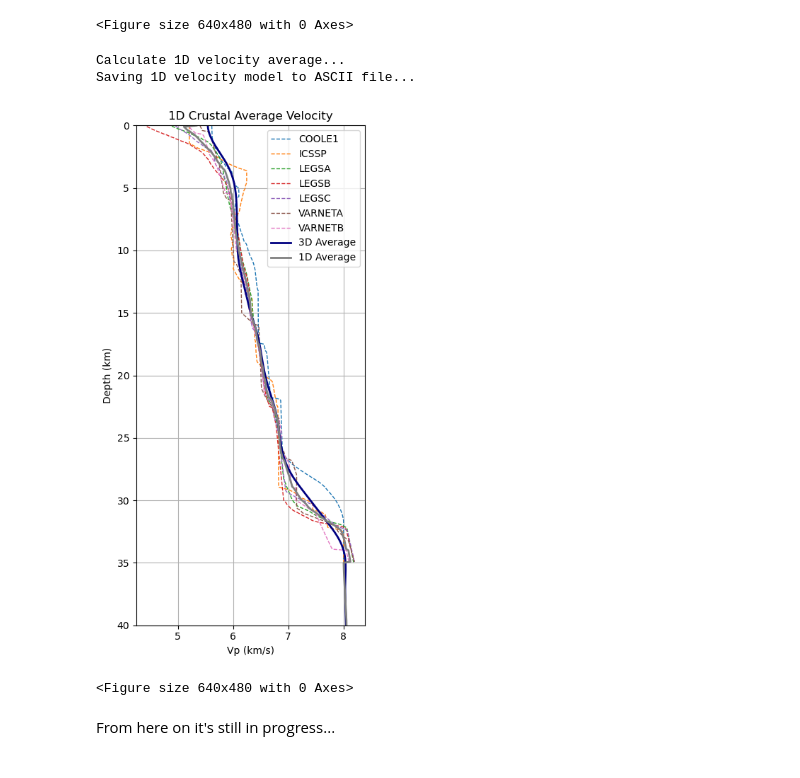
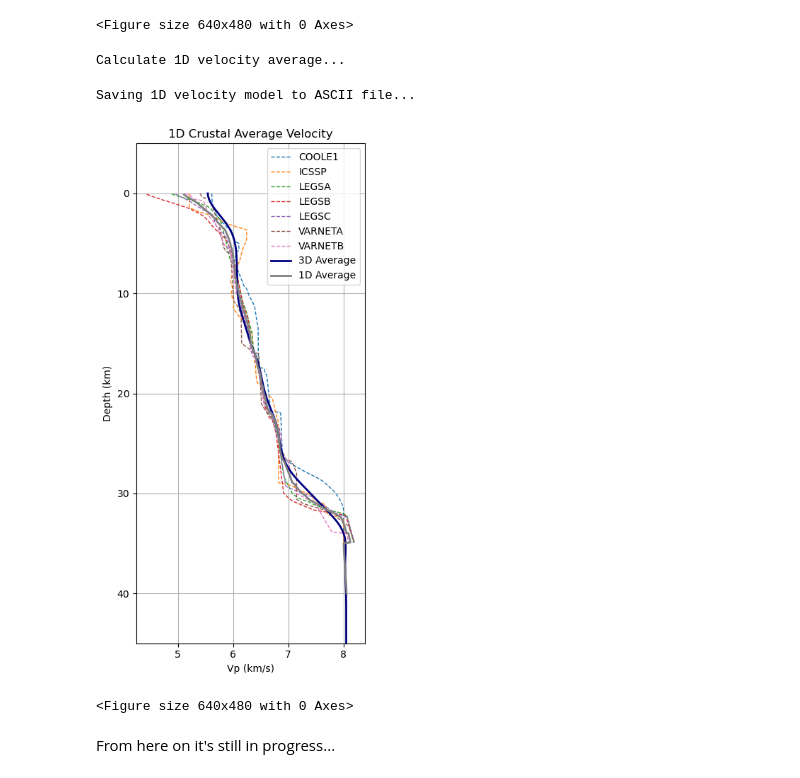
Before and after one commit to bru-melo/legacy-lines, a Jupyter notebook: interpolate-3D.ipynb, the cells around one changed output. Cells and saved outputs as stored; diff of their text form; code cells hidden in the pictures.

```diff
--- a/interpolate-3D.ipynb
+++ b/interpolate-3D.ipynb
@@ -16,9 +16,9 @@ import src.plotting as pl
 # --- CONFIGURATION ---
 #to match the parameters of the tomographic inversion
 #if needed, ajust the grid size and the number of points
-min_max_dep=[0, 45] # depth in km
-n_rtp=[121, 121, 201]
-n_rtp_less=[61, 61, 101]
+min_max_dep=[-5, 45] # depth in km
+n_rtp=[101, 101, 151]
+#n_rtp_less=[61, 61, 101]
 region_tomo=[-12, -2, 50, 56]
 region_ireland=[-11, -5.5, 51, 55.5]
 region = region_ireland
@@ -242,7 +242,7 @@ vp_interp_all = np.vstack(vp_interp_all)  # shape: (n_profiles, n_depths
 vp_mean_all = np.nanmean(vp_interp_all, axis=0)  # shape: (n_depths,)
 
 print("Saving 1D velocity model to ASCII file...")
-Ngrid = n_rtp_less
+Ngrid = n_rtp
 # Create custom ASCII file in the format lon, lat, dep, velocity
 with open(folder + "interpolated/vp_1d_full.txt", "w") as f:
     for k in range(Ngrid[2]):
@@ -257,26 +257,26 @@ with open(folder + "interpolated/vp_1d_simple.txt", "w") as f:
             f.write(f"{z[k]} {vp_1d[k]}\n")
 # %% [output]
 Calculate 1D velocity average...
-Saving 1D velocity model to ASCII file...
+Saving 1D velocity model to ASCII file...
 # %%
 # --- Plot the result ---
 plt.figure(figsize=(4, 8))
 for i, (z_2d, vp_2d_avg, tag) in enumerate(profile_averages):
     plt.plot(vp_2d_avg, z_2d, linestyle='--' ,lw=1, label=tag)
 plt.plot(vp_1d, z, color='navy', lw=2, label="3D Average")
 plt.plot(vp_mean_all, z_common, color='gray', lw=2, label="1D Average")
 plt.gca().invert_yaxis()
 plt.xlabel("Vp (km/s)")
 plt.ylabel("Depth (km)")
-plt.ylim(40,0)
+plt.ylim(45,-5)
 plt.grid(True)
 plt.title("1D Crustal Average Velocity")
 plt.legend()
 plt.tight_layout()
 plt.show()
 plt.savefig(folder + "interpolated/vp_1D.png", dpi=300)
 # %% [output]
-[figure, old version]
+[figure, new version]
 <Figure size 640x480 with 0 Axes>
 # %% [markdown]
 From here on it's still in progress...
```
